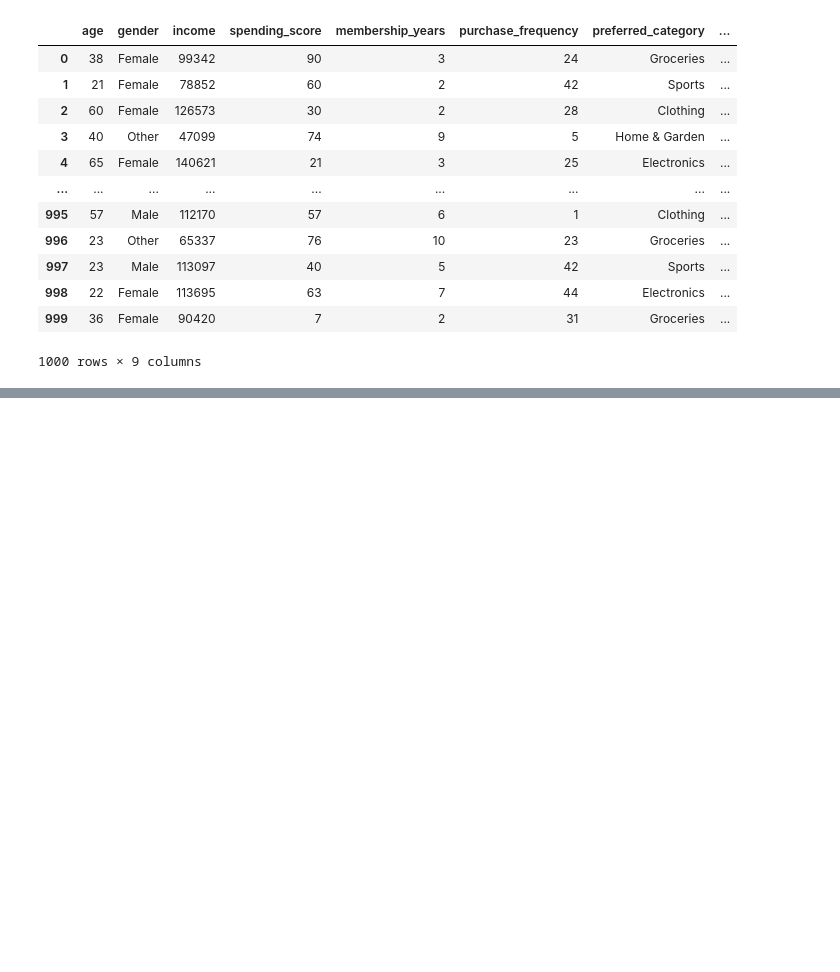
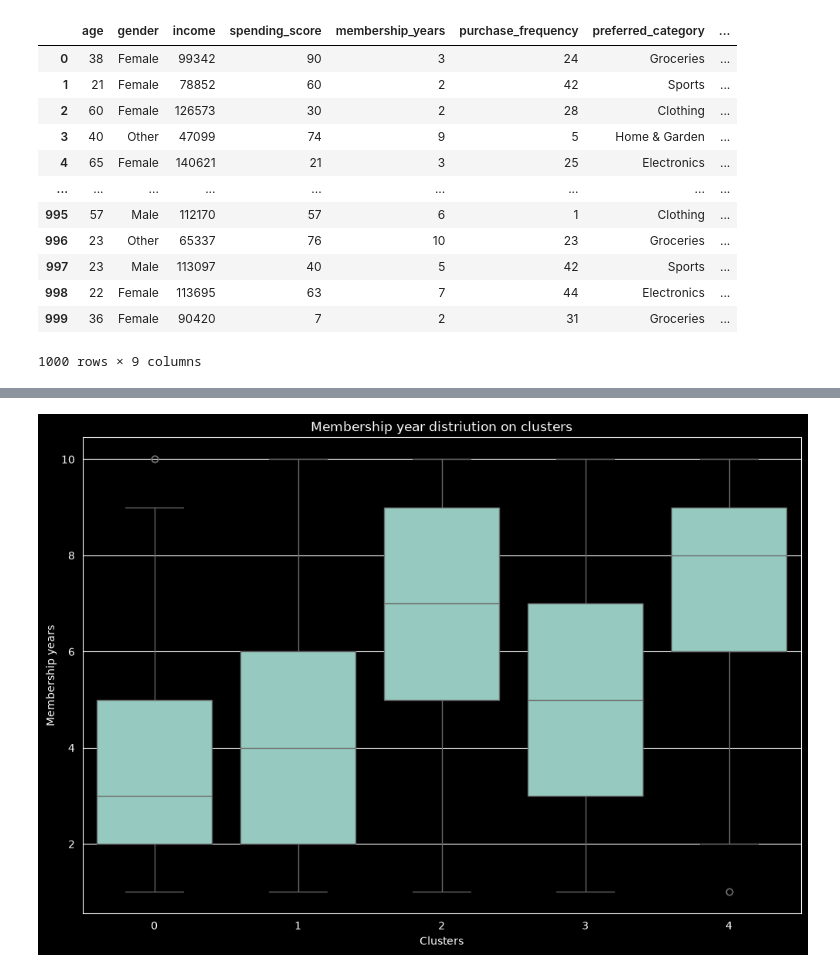
Before and after one commit to rzadrzi/customer-segmentation, a Jupyter notebook: customer_segmentation.ipynb, the cells around one changed output, grey strips where cells are left out. Drawn from its saved outputs; the diff is of its cells as text; code cells hidden in the pictures; blank space fills up the shorter version.

```diff
--- a/customer_segmentation.ipynb
+++ b/customer_segmentation.ipynb
@@ -231,0 +248,9 @@ df
+# %%
+plt.figure(figsize=(12, 8))
+sns.boxplot(data=df, x='predict', y = 'membership_years')
+plt.title('Membership year distriution on clusters')
+plt.xlabel('Clusters')
+plt.ylabel('Membership years')
+plt.show()
+# %% [output]
+[figure, added]
```
Also changed, not shown: parts of 16 cells of this notebook.
